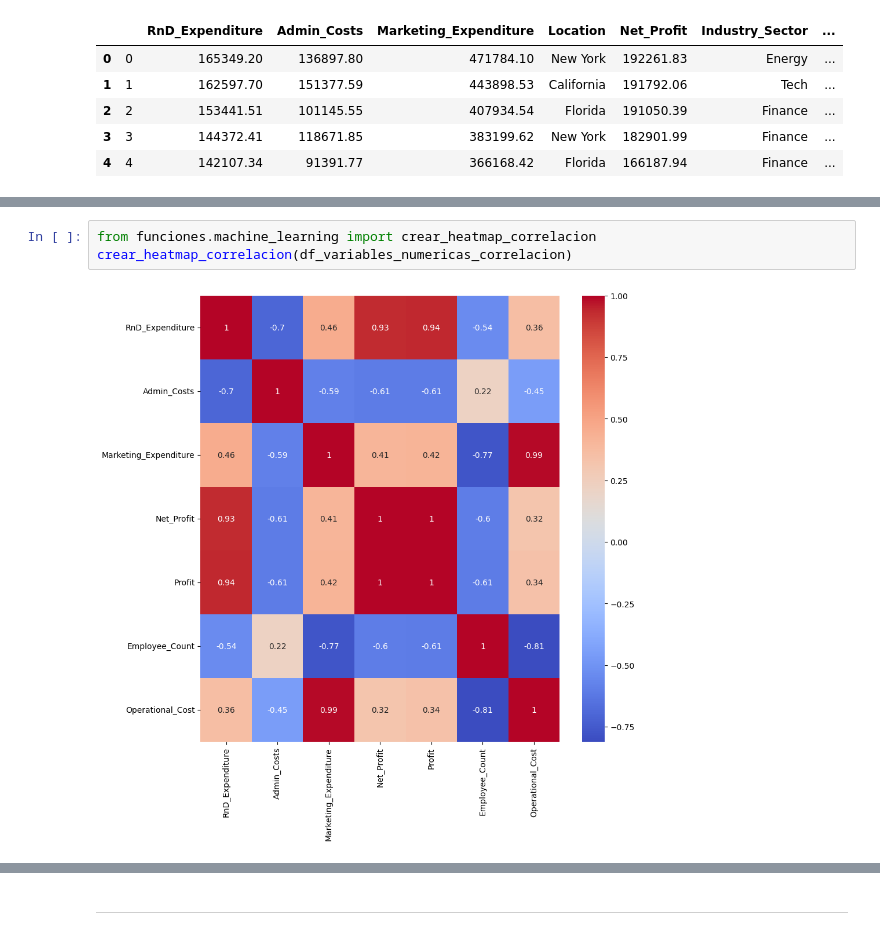
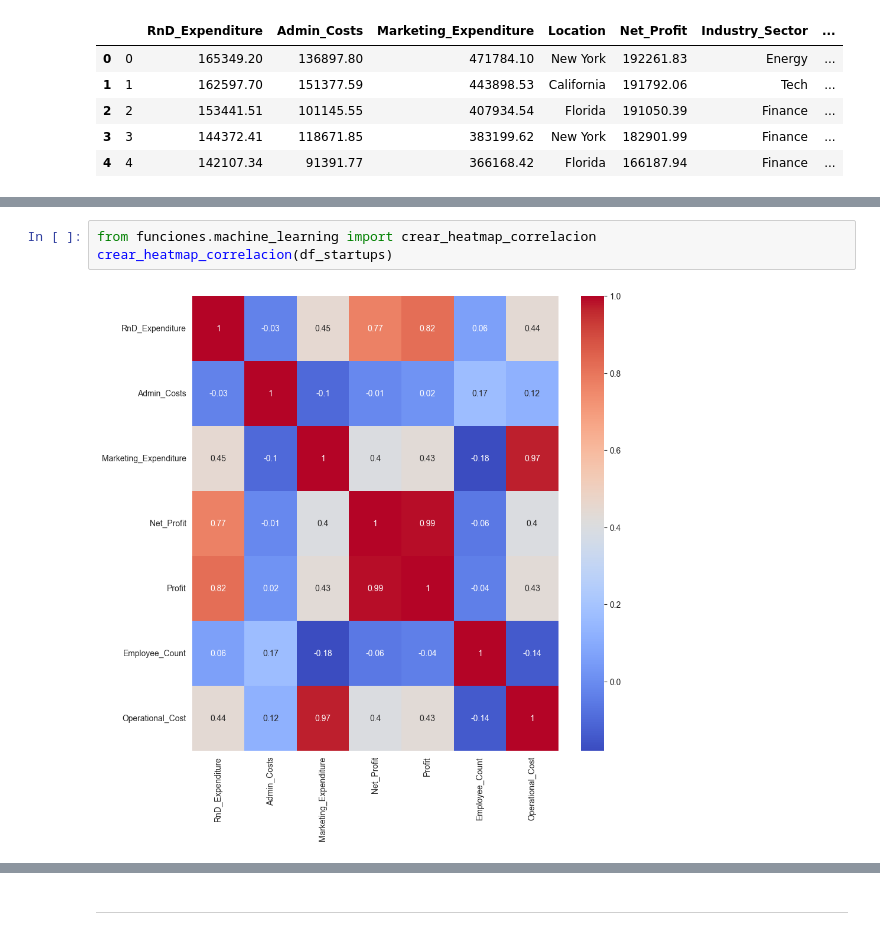
Before and after one commit to lnastri25/POO_UCEMA, a Jupyter notebook: trabajos_practicos/tp_datos/3-startups/startups.ipynb, the cells around one changed output, grey strips where cells are left out. Drawn from its saved outputs; the diff is of its cells as text.

Commit message:
correlacion arreglada

```diff
--- a/trabajos_practicos/tp_datos/3-startups/startups.ipynb
+++ b/trabajos_practicos/tp_datos/3-startups/startups.ipynb
@@ -214,8 +189,8 @@ sns.heatmap(
 # %%
 from funciones.machine_learning import crear_heatmap_correlacion
-crear_heatmap_correlacion(df_variables_numericas_correlacion)
+crear_heatmap_correlacion(df_startups)
 # %% [output]
-[figure, old version]
+[figure, new version]
 # %% [markdown]
 ## ***Correlaciones fuertes:***
 (Las siguientes correlaciones indican que ambas variables están muy relacionadas entre sí y probablemente se pueden utilizar indistintamente en un modelo predictivo)
```
Also changed, not shown: parts of 10 cells of this notebook, 1 other file.
